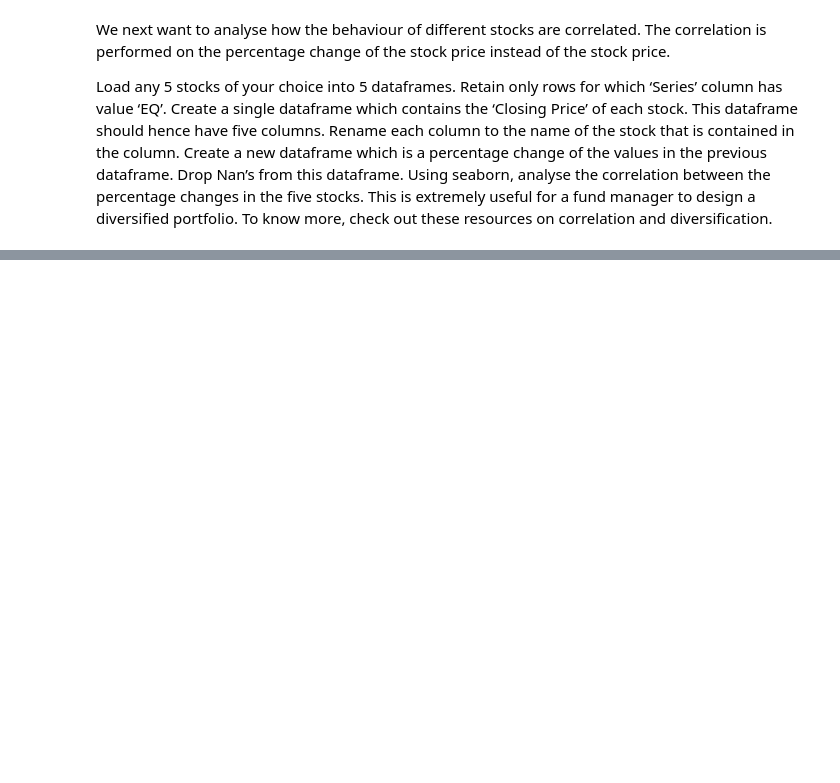
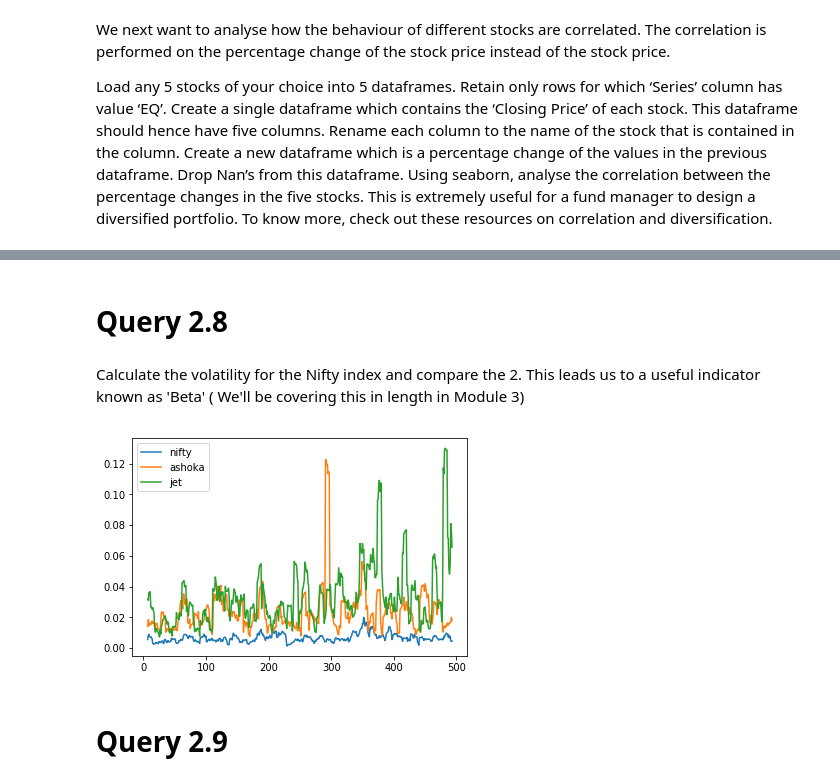
Before and after one commit to abhidahiya23/Aicte_Program, a Jupyter notebook: Module 2/Module 2- Plotting in Financial Markets.ipynb, the cells around one changed output, grey strips where cells are left out. Drawn from its saved outputs; the diff is of its cells as text; code cells hidden in the pictures; blank space fills up the shorter version.

```diff
--- a/Module 2/Module 2- Plotting in Financial Markets.ipynb
+++ b/Module 2/Module 2- Plotting in Financial Markets.ipynb
@@ -150,0 +252,18 @@ Using seaborn, analyse the correlation between the percentage changes in the fiv
+# %% [markdown]
+# Query 2.8
+# %% [markdown]
+Calculate the volatility for the Nifty index and compare the 2. This leads us to a useful indicator known as 'Beta' ( We'll be covering this in length in Module 3)
+# %%
+nifty_volatility = per_cp['nifty'].rolling(window = 7)
+ashoka_volatility = per_cp['ashoka'].rolling(window = 7)
+nifty_volatility= nifty_volatility.std()
+ashoka_volatility = ashoka_volatility.std()
+plt.plot(nifty_volatility)
+plt.plot(ashoka_volatility)
+plt.plot(jet_volatility)
+plt.legend()
+plt.show()
+# %% [output]
+[figure, added]
+# %% [markdown]
+# Query 2.9
```
Also changed, not shown: parts of 25 cells of this notebook, 27 other files.
